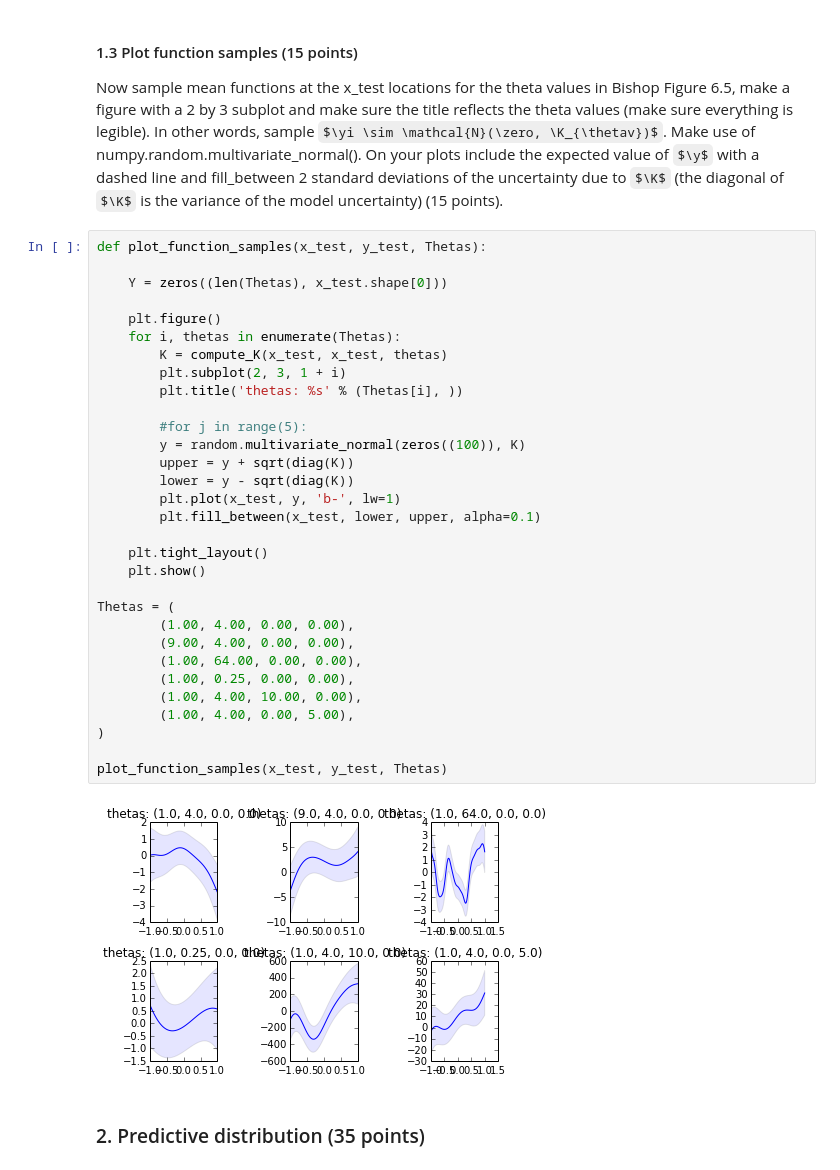
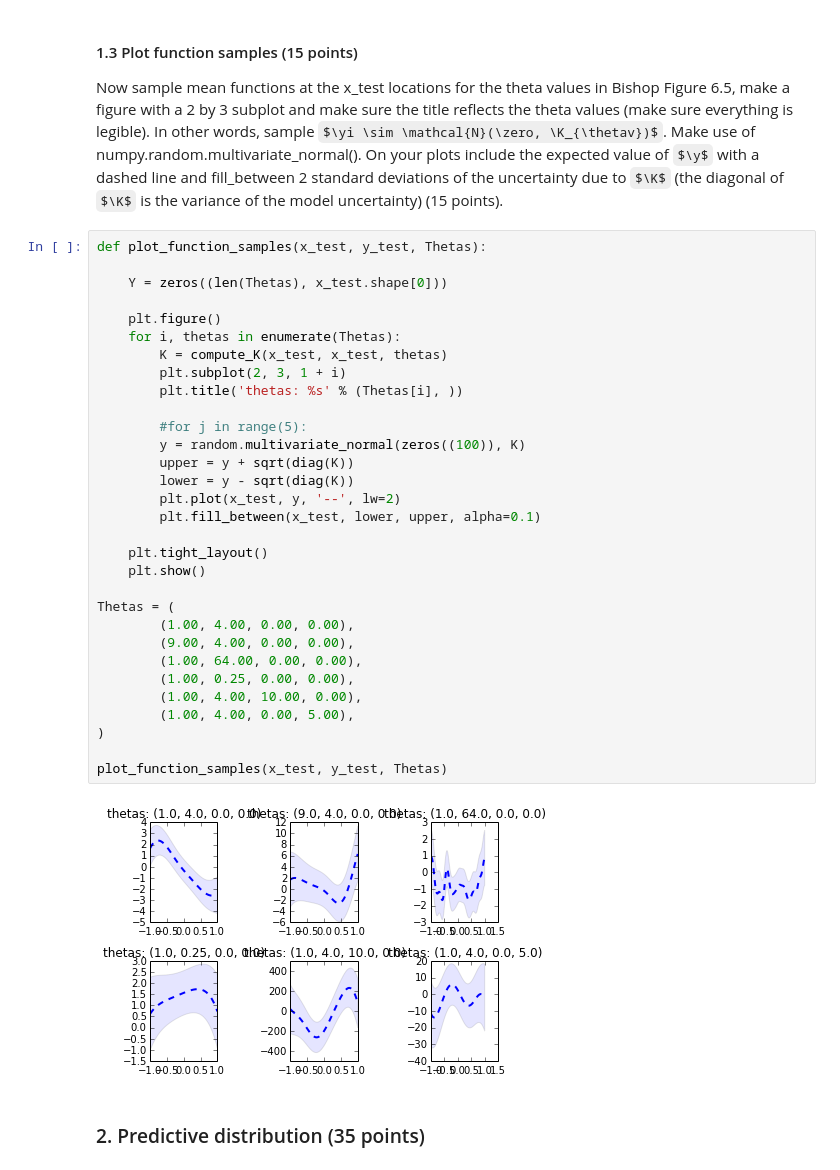
Before and after one commit to maarteninja/ml2014, a Jupyter notebook: three/Lab3.ipynb, the cells around one changed output. Cells and saved outputs as stored; diff of their text form; some formulas as TeX source.

```diff
--- a/three/Lab3.ipynb
+++ b/three/Lab3.ipynb
@@ -124,35 +124,35 @@ Now sample mean functions at the x_test locations for the theta values in Bishop
 def plot_function_samples(x_test, y_test, Thetas):
 
     Y = zeros((len(Thetas), x_test.shape[0]))
 
     plt.figure()
     for i, thetas in enumerate(Thetas):
         K = compute_K(x_test, x_test, thetas)
         plt.subplot(2, 3, 1 + i)
         plt.title('thetas: %s' % (Thetas[i], ))
 
         #for j in range(5):
         y = random.multivariate_normal(zeros((100)), K)
         upper = y + sqrt(diag(K))
         lower = y - sqrt(diag(K))
-        plt.plot(x_test, y, 'b-', lw=1)
+        plt.plot(x_test, y, '--', lw=2)
         plt.fill_between(x_test, lower, upper, alpha=0.1)
 
     plt.tight_layout()
     plt.show()
 
 Thetas = (
         (1.00, 4.00, 0.00, 0.00),
         (9.00, 4.00, 0.00, 0.00),
         (1.00, 64.00, 0.00, 0.00),
         (1.00, 0.25, 0.00, 0.00),
         (1.00, 4.00, 10.00, 0.00),
         (1.00, 4.00, 0.00, 5.00),
 )
 
 plot_function_samples(x_test, y_test, Thetas)
 # %% [output]
-[figure, old version]
+[figure, new version]
 # %% [markdown]
 ### 2. Predictive distribution (35 points)
 # %% [markdown]
```
Also changed, not shown: parts of 7 cells of this notebook.
